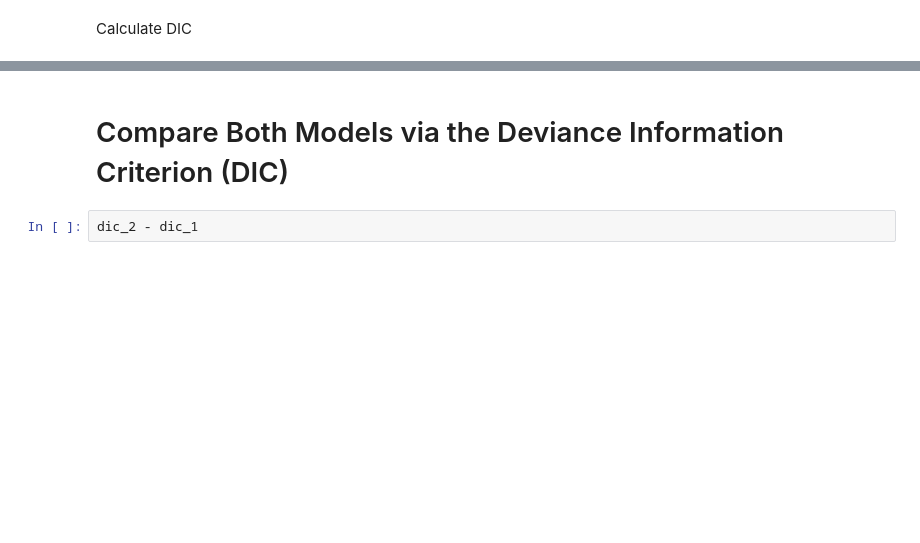
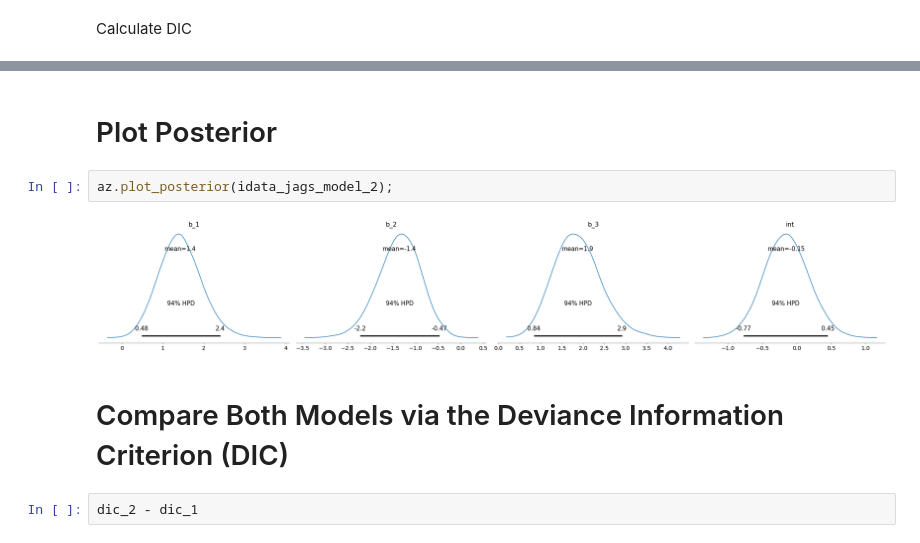
Before and after one commit to scoutiii/pyjags_JW, a Jupyter notebook: notebooks/Logistic Regression.ipynb, the cells around one changed output, grey strips where cells are left out. Saved outputs shown, nothing was run; the diff lists cells and outputs as text; blank space fills up the shorter version.

```diff
--- a/notebooks/Logistic Regression.ipynb
+++ b/notebooks/Logistic Regression.ipynb
@@ -293,3 +289,9 @@ az.plot_trace(idata_jags_model_2);
+# %% [markdown]
+# Plot Posterior
+# %%
+az.plot_posterior(idata_jags_model_2);
+# %% [output]
+[figure, added]
 # %% [markdown]
 # Compare Both Models via the Deviance Information Criterion (DIC)
 # %%
```
Also changed, not shown: parts of 16 cells of this notebook, 10 other files.
